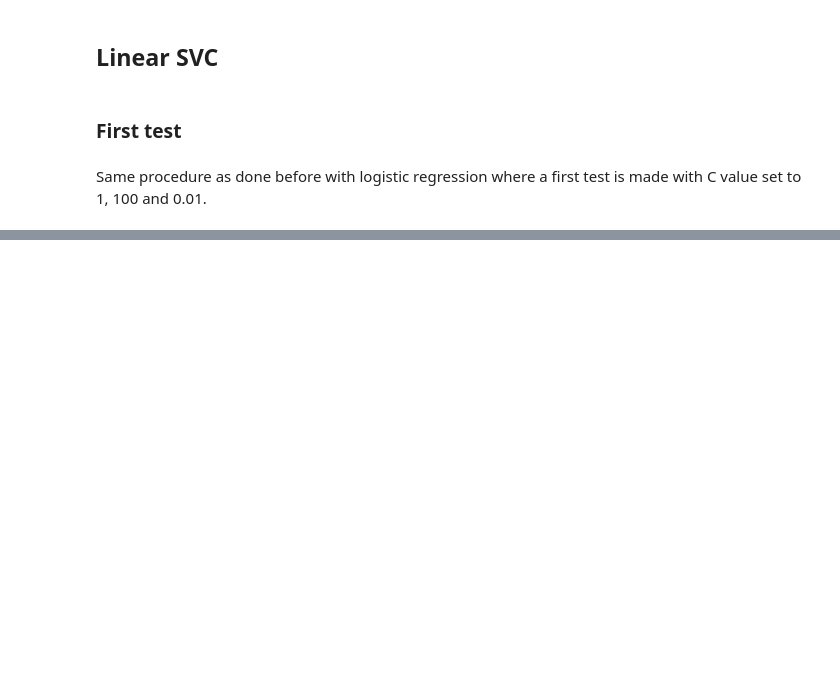
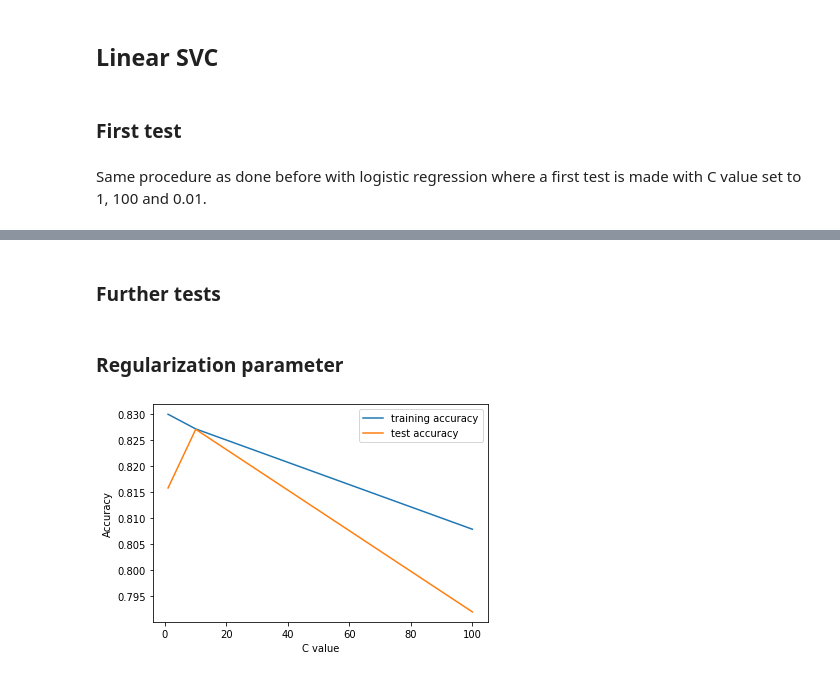
Before and after one commit to roussieau/masterthesis, a Jupyter notebook: src/machine_learning/Linear Models.ipynb, the cells around one changed output, grey strips where cells are left out. Cells and saved outputs as stored; diff of their text form; code cells hidden in the pictures; blank space fills up the shorter version.

```diff
--- a/src/machine_learning/Linear Models.ipynb
+++ b/src/machine_learning/Linear Models.ipynb
@@ -106,0 +103,8 @@ Test set score: 0.719
+# %% [markdown]
+### Further tests
+# %% [markdown]
+### Regularization parameter
+# %%
+display_plot_svc('../dumps/2020.02.10-12.14.csv',0.20,1,100)
+# %% [output]
+[figure, added]
```
Also changed, not shown: parts of 17 cells of this notebook, 16 other files.
